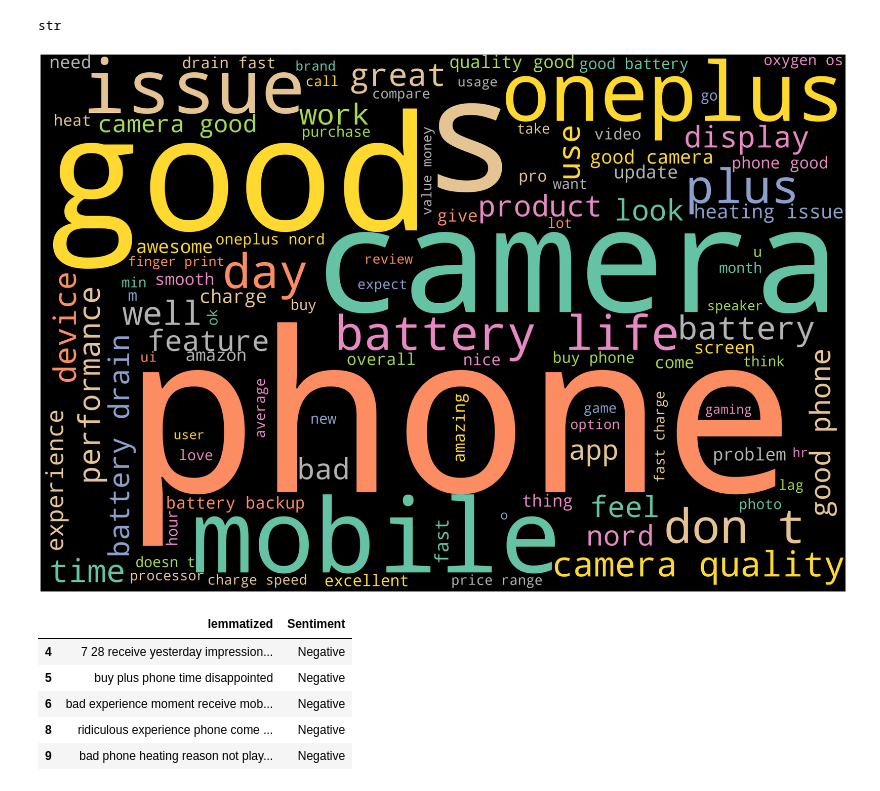
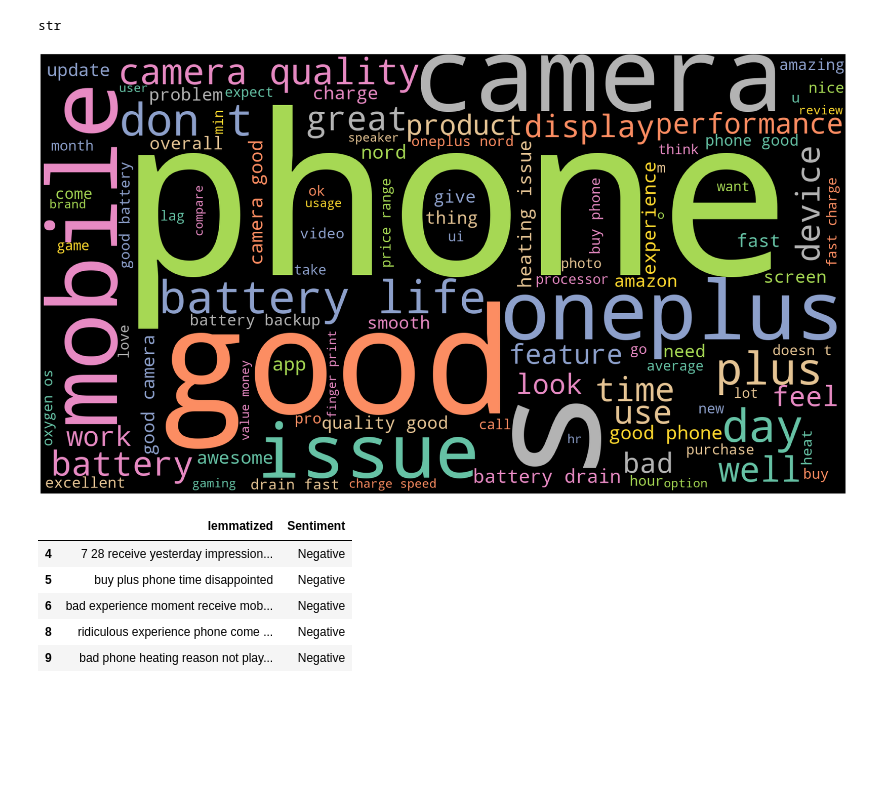
Before and after one commit to piyumaha12/Sentiment_analysis_on_amazon_review, a Jupyter notebook: Sentiment_analysis_EDA.ipynb, the cells around one changed output. Cells and saved outputs as stored; diff of their text form; code cells hidden in the pictures; blank space fills up the shorter version.

```diff
--- a/Sentiment_analysis_EDA.ipynb
+++ b/Sentiment_analysis_EDA.ipynb
@@ -521,11 +521,11 @@ str
 # %%
 stopwords = STOPWORDS
 stopwords.add('will')
-wordcloud = WordCloud(width = 3000, height = 2000, background_color='black', max_words=100,colormap='Set2',stopwords=stopwords).generate(all_lemi_review_string)
+wordcloud = WordCloud(width = 1980, height = 1080, background_color='black', max_words=100,colormap='Set2',stopwords=stopwords).generate(all_lemi_review_string)
 # Plot
 plot_cloud(wordcloud)
 # %% [output]
-[figure, old version]
+[figure, new version]
 # %%
 def wordcloud_function(data, title_string, big_image = True):
     wordcloud = WordCloud(width = 3000,
```
Also changed, not shown: 2 other files.
